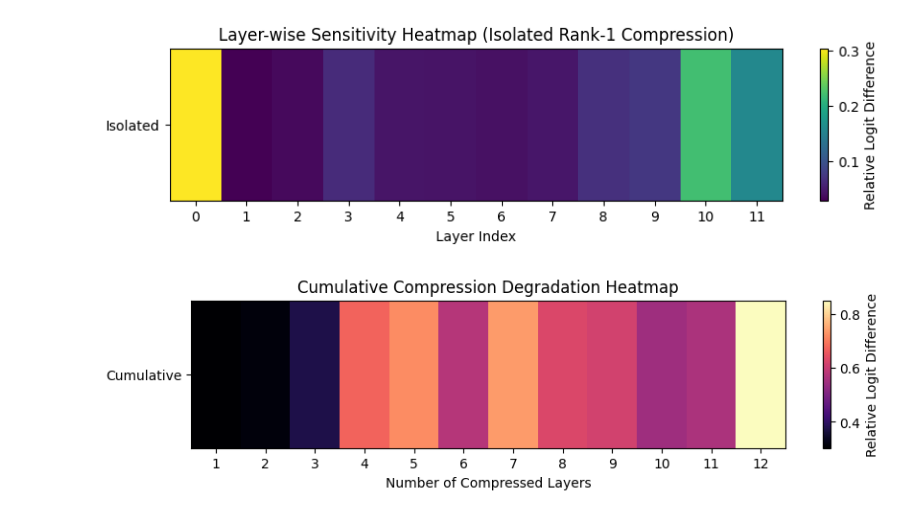
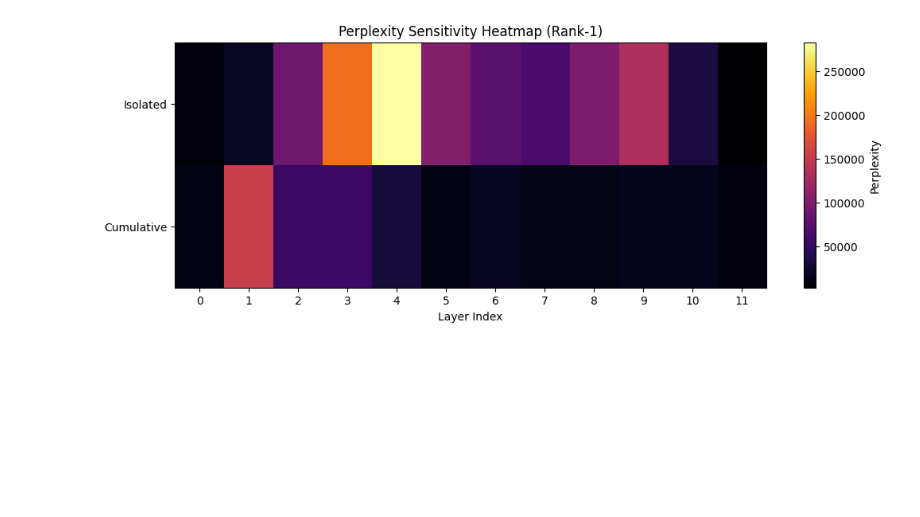
Before and after one commit to Mahakisore7/D11-MFC4-LLM-Compression-using-Krony-PT, a Jupyter notebook: Jupyter/Untitled.ipynb, the cells around one changed output. Saved outputs shown, nothing was run; the diff lists cells and outputs as text; code cells hidden in the pictures; blank space fills up the shorter version.

Commit message:
Auto-sync after agent response

```diff
--- a/Jupyter/Untitled.ipynb
+++ b/Jupyter/Untitled.ipynb
@@ -101,0 +23,15 @@ def compress_single_layer(model, layer_idx):
+# %%
+dataset = load_dataset("wikitext", "wikitext-2-raw-v1")
+
+def tokenize_function(examples):
+    return tokenizer(
+        examples["text"],
+        truncation=True,
+        padding="max_length",
+        max_length=128
+    )
+
+tokenized_dataset = dataset.map(tokenize_function, batched=True, remove_columns=["text"])
+tokenized_dataset.set_format("torch")
+
+eval_loader = DataLoader(tokenized_dataset["validation"], batch_size=8)
@@ -102,5 +96,10 @@ def compress_single_layer(model, layer_idx):
+# %%
+def compress_single_layer(model, layer_idx):
+    block = model.transformer.h[layer_idx]
+    original_fc = block.mlp.c_fc
+    block.mlp.c_fc = KroneckerLinear(original_fc)
 # %%
-layer_results = []
+isolated_ppl = []
 
 for layer_idx in range(12):
     model_temp = GPT2LMHeadModel.from_pretrained("gpt2").to(device)
@@ -108,11 +107,8 @@ for layer_idx in range(12):
 
     compress_single_layer(model_temp, layer_idx)
 
-    with torch.no_grad():
-        logits_temp = model_temp(**inputs).logits
+    ppl = evaluate_perplexity(model_temp, eval_loader)
+    isolated_ppl.append(ppl)
 
-    rel_diff = torch.norm(baseline_logits - logits_temp) / torch.norm(baseline_logits)
-    layer_results.append(rel_diff.item())
-
-    print(f"Layer {layer_idx} relative diff: {rel_diff.item():.4f}")
+    print(f"Layer {layer_idx} isolated PPL: {ppl:.2f}")
 # %% [output]
@@ -220,14 +169,18 @@ isolated_array = np.array(layer_results).reshape(1, 12)
 # %%
-plt.figure(figsize=(10, 2))
+isolated_array = np.array(isolated_ppl).reshape(1, 12)
+cumulative_array = np.array(cumulative_ppl[1:]).reshape(1, 12)
 
-plt.imshow(isolated_array, aspect='auto', cmap='viridis')
-plt.colorbar(label="Relative Logit Difference")
+combined = np.vstack([isolated_array, cumulative_array])
 
-plt.yticks([0], ["Isolated"])
+plt.figure(figsize=(12,4))
+plt.imshow(combined, aspect="auto", cmap="inferno")
+plt.colorbar(label="Perplexity")
+
+plt.yticks([0,1], ["Isolated", "Cumulative"])
 plt.xticks(range(12), range(12))
 
 plt.xlabel("Layer Index")
-plt.title("Layer-wise Sensitivity Heatmap (Isolated Rank-1 Compression)")
+plt.title("Perplexity Sensitivity Heatmap (Rank-1)")
 plt.show()
 # %% [output]
-[figure, old version]
+[figure, new version]
@@ -236,14 +186,0 @@ cumulative_array = np.array(cumulative_results[1:]).reshape(1, 12)
-# %%
-plt.figure(figsize=(10, 2))
-
-plt.imshow(cumulative_array, aspect='auto', cmap='magma')
-plt.colorbar(label="Relative Logit Difference")
-
-plt.yticks([0], ["Cumulative"])
-plt.xticks(range(12), range(1,13))
-
-plt.xlabel("Number of Compressed Layers")
-plt.title("Cumulative Compression Degradation Heatmap")
-plt.show()
-# %% [output]
-[figure, removed]
```
Also changed, not shown: parts of 30 cells of this notebook, 31 other files.
